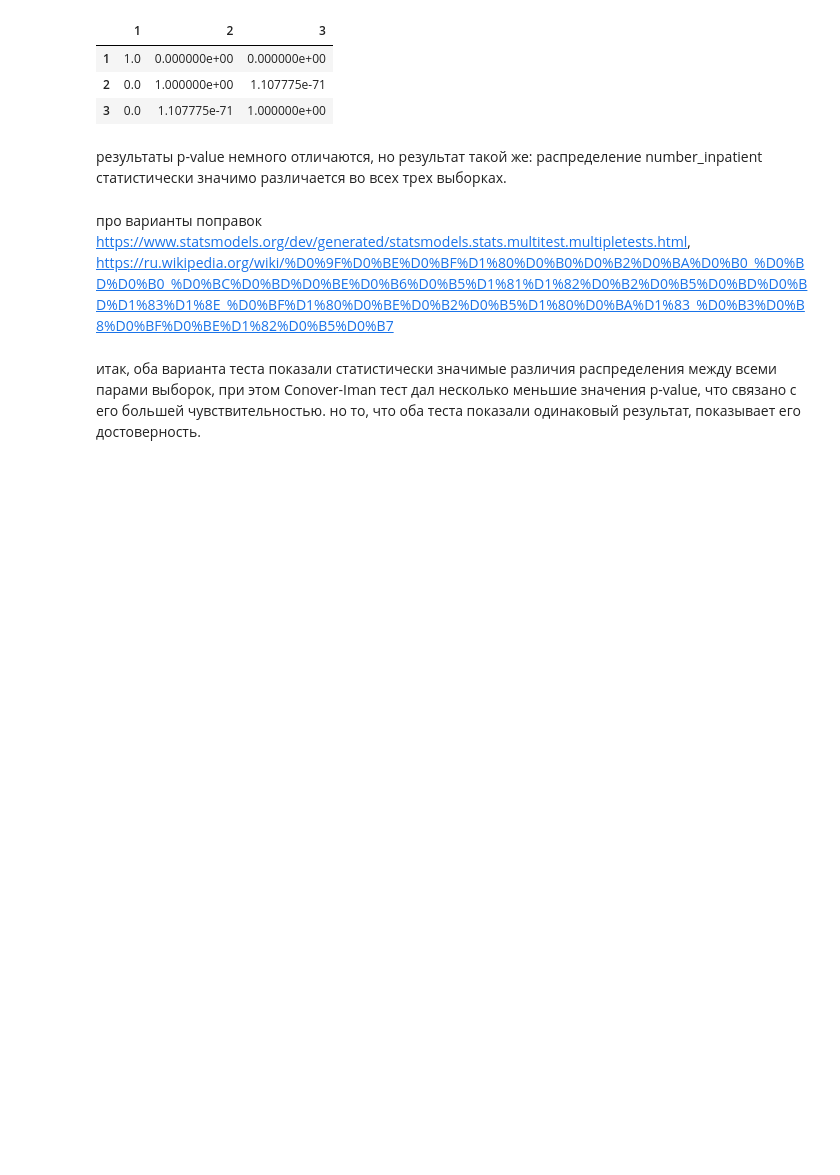
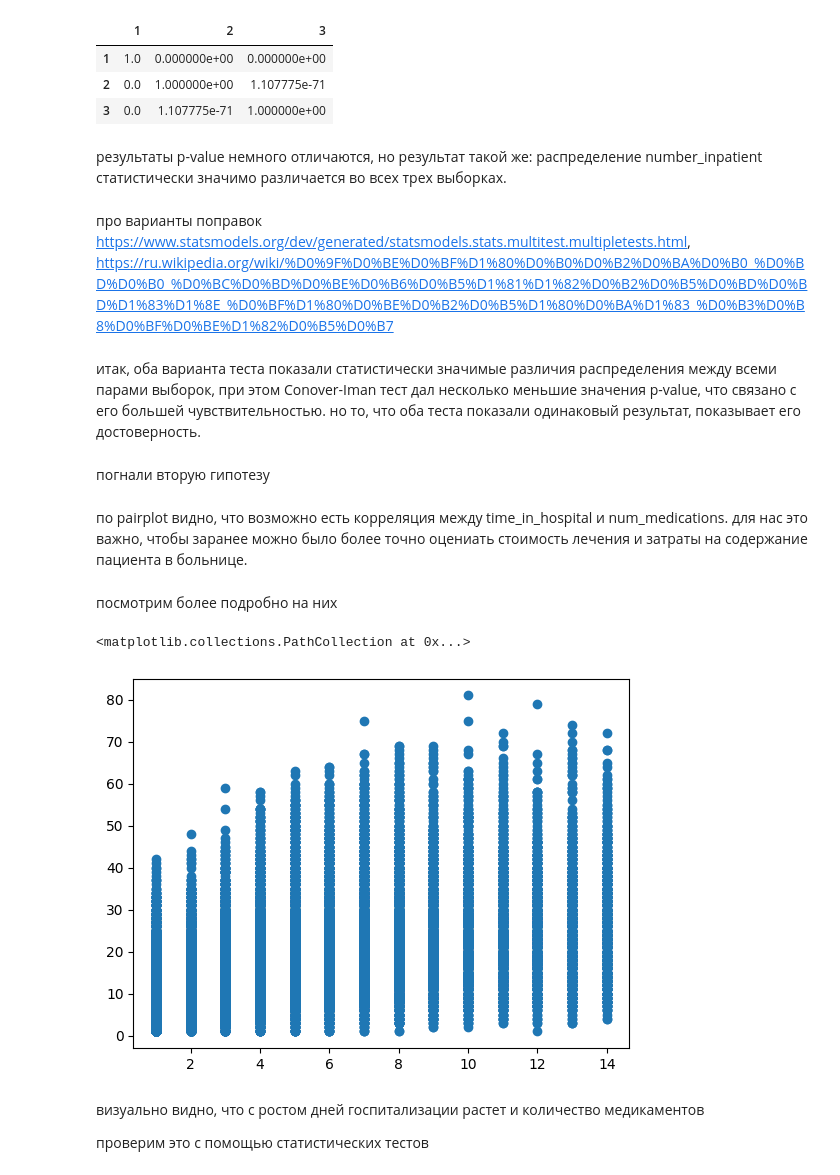
Before and after one commit to TimWHitee/gp_4_AB, a Jupyter notebook: hospitals_hypoteses.ipynb, the cells around one changed output. Saved outputs shown, nothing was run; the diff lists cells and outputs as text; code cells hidden in the pictures; blank space fills up the shorter version.

```diff
--- a/hospitals_hypoteses.ipynb
+++ b/hospitals_hypoteses.ipynb
@@ -429,3 +429,18 @@ sp.posthoc_conover([df_n['number_inpatient'], df_l30['number_inpatient'], df_g30
 про варианты поправок https://www.statsmodels.org/dev/generated/statsmodels.stats.multitest.multipletests.html, https://ru.wikipedia.org/wiki/%D0%9F%D0%BE%D0%BF%D1%80%D0%B0%D0%B2%D0%BA%D0%B0_%D0%BD%D0%B0_%D0%BC%D0%BD%D0%BE%D0%B6%D0%B5%D1%81%D1%82%D0%B2%D0%B5%D0%BD%D0%BD%D1%83%D1%8E_%D0%BF%D1%80%D0%BE%D0%B2%D0%B5%D1%80%D0%BA%D1%83_%D0%B3%D0%B8%D0%BF%D0%BE%D1%82%D0%B5%D0%B7
 # %% [markdown]
 итак, оба варианта теста показали статистически значимые различия распределения между всеми парами выборок, при этом Conover-Iman тест дал несколько меньшие значения p-value, что связано с его большей чувствительностью. но то, что оба теста показали одинаковый результат, показывает его достоверность.
+# %% [markdown]
+погнали вторую гипотезу
+# %% [markdown]
+по pairplot видно, что возможно есть корреляция между time_in_hospital и num_medications. для нас это важно, чтобы заранее можно было более точно оцениать стоимость лечения и затраты на содержание пациента в больнице.
+# %% [markdown]
+посмотрим более подробно на них
+# %%
+plt.scatter(df['time_in_hospital'], df['num_medications'])
+# %% [output]
+<matplotlib.collections.PathCollection at 0x...>
+[figure, added]
+# %% [markdown]
+визуально видно, что с ростом дней госпитализации растет и количество медикаментов
+
+проверим это с помощью статистических тестов
```
Also changed, not shown: parts of 16 cells of this notebook.
